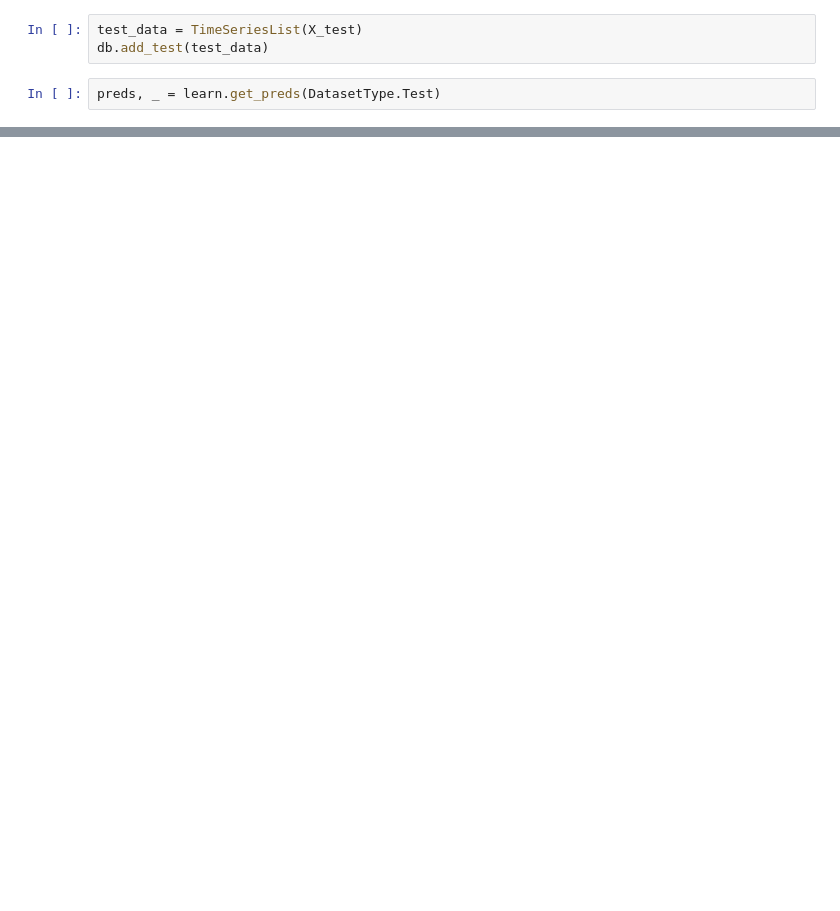
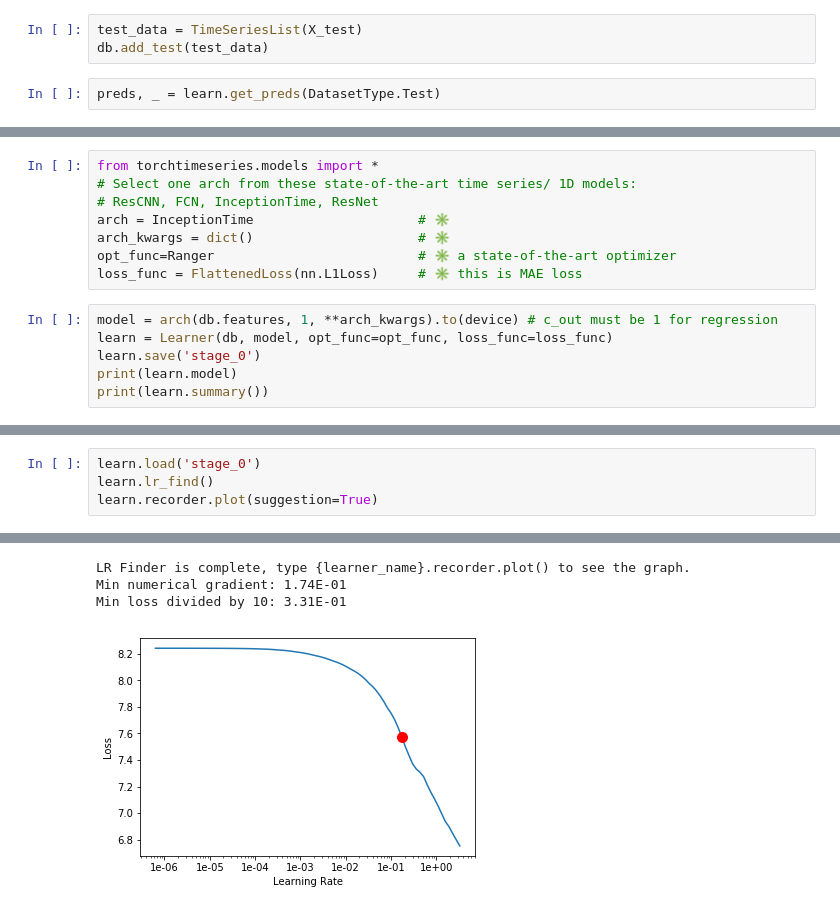
Before and after one commit to NateSolon/timeseriesAI, a Jupyter notebook: NBA.ipynb, the cells around one changed output, grey strips where cells are left out. Drawn from its saved outputs; the diff is of its cells as text; blank space fills up the shorter version.

```diff
--- a/NBA.ipynb
+++ b/NBA.ipynb
@@ -386,0 +410,14 @@ def make_features(pdf):
+# %%
+from torchtimeseries.models import *
+# Select one arch from these state-of-the-art time series/ 1D models:
+# ResCNN, FCN, InceptionTime, ResNet
+arch = InceptionTime                     # ✳️
+arch_kwargs = dict()                     # ✳️
+opt_func=Ranger                          # ✳️ a state-of-the-art optimizer
+loss_func = FlattenedLoss(nn.L1Loss)     # ✳️ this is MAE loss
+# %%
+model = arch(db.features, 1, **arch_kwargs).to(device) # c_out must be 1 for regression
+learn = Learner(db, model, opt_func=opt_func, loss_func=loss_func)
+learn.save('stage_0')
+print(learn.model)
+print(learn.summary())
@@ -386,0 +442,5 @@ def make_features(pdf):
+# %%
+learn.load('stage_0')
+learn.lr_find()
+learn.recorder.plot(suggestion=True)
+# %% [output]
@@ -386,0 +448,4 @@ def make_features(pdf):
+LR Finder is complete, type {learner_name}.recorder.plot() to see the graph.
+Min numerical gradient: 1.74E-01
+Min loss divided by 10: 3.31E-01
+[figure, added]
```
Also changed, not shown: parts of 37 cells of this notebook.
